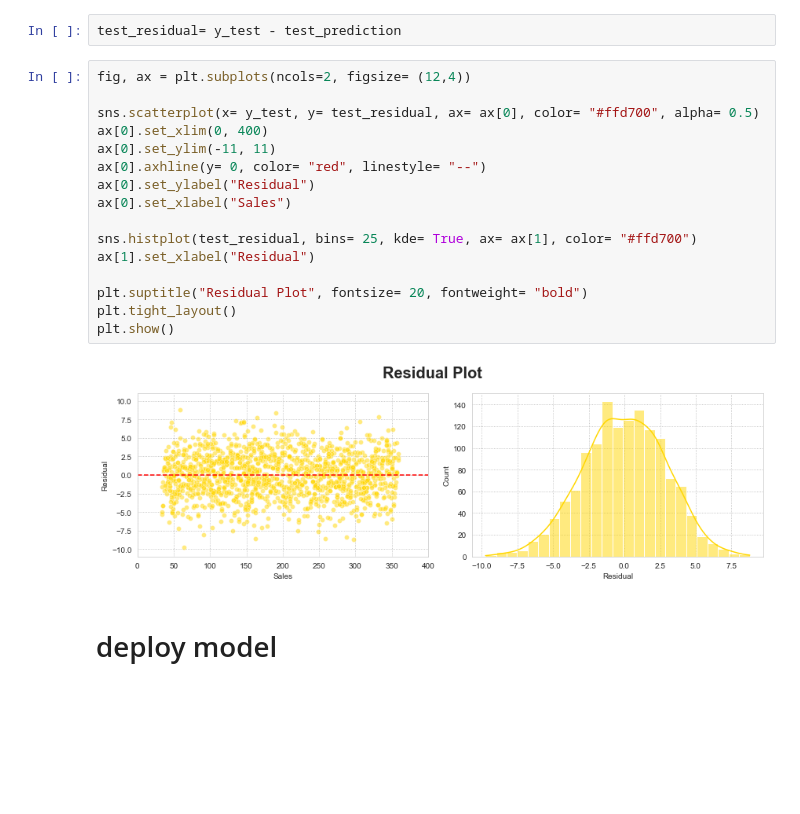
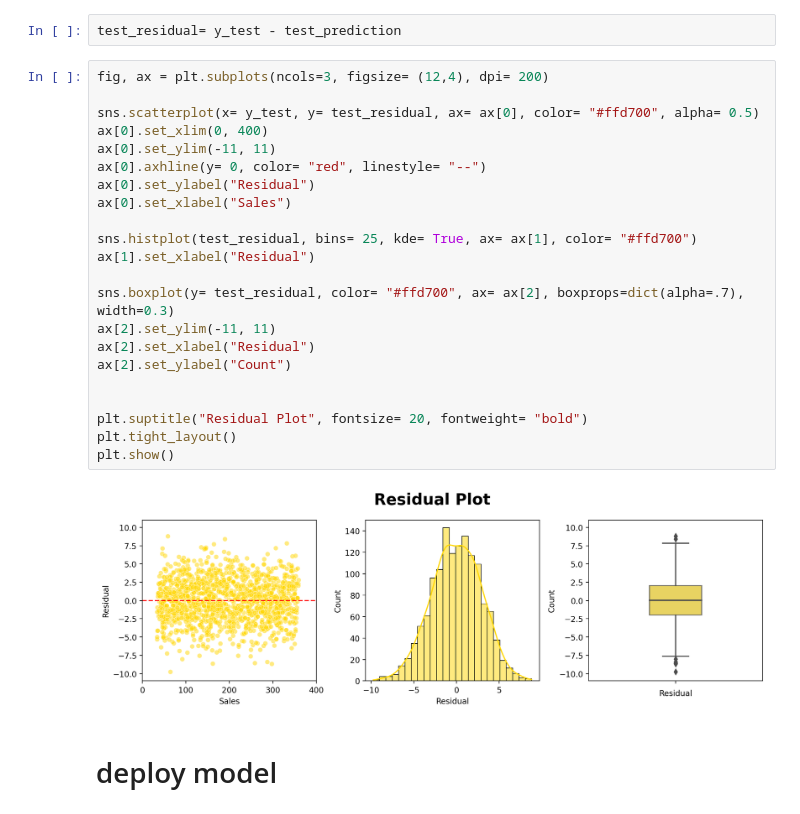
Before and after one commit to anjelitodevan/portfolio_projects, a Jupyter notebook: sales_regression.ipynb, the cells around one changed output. Cells and saved outputs as stored; diff of their text form; blank space fills up the shorter version.

```diff
--- a/sales_regression.ipynb
+++ b/sales_regression.ipynb
@@ -193,23 +191,29 @@ Average Error Percentage= 1.218 %
 # %%
 test_residual= y_test - test_prediction
 # %%
-fig, ax = plt.subplots(ncols=2, figsize= (12,4))
+fig, ax = plt.subplots(ncols=3, figsize= (12,4), dpi= 200)
 
 sns.scatterplot(x= y_test, y= test_residual, ax= ax[0], color= "#ffd700", alpha= 0.5)
 ax[0].set_xlim(0, 400)
 ax[0].set_ylim(-11, 11)
 ax[0].axhline(y= 0, color= "red", linestyle= "--")
 ax[0].set_ylabel("Residual")
 ax[0].set_xlabel("Sales")
 
 sns.histplot(test_residual, bins= 25, kde= True, ax= ax[1], color= "#ffd700")
 ax[1].set_xlabel("Residual")
 
+sns.boxplot(y= test_residual, color= "#ffd700", ax= ax[2], boxprops=dict(alpha=.7), width=0.3)
+ax[2].set_ylim(-11, 11)
+ax[2].set_xlabel("Residual")
+ax[2].set_ylabel("Count")
+
+
 plt.suptitle("Residual Plot", fontsize= 20, fontweight= "bold")
 plt.tight_layout()
 plt.show()
 # %% [output]
-[figure, old version]
+[figure, new version]
 # %% [markdown]
 # deploy model
 # %%
```
Also changed, not shown: parts of 8 cells of this notebook.
